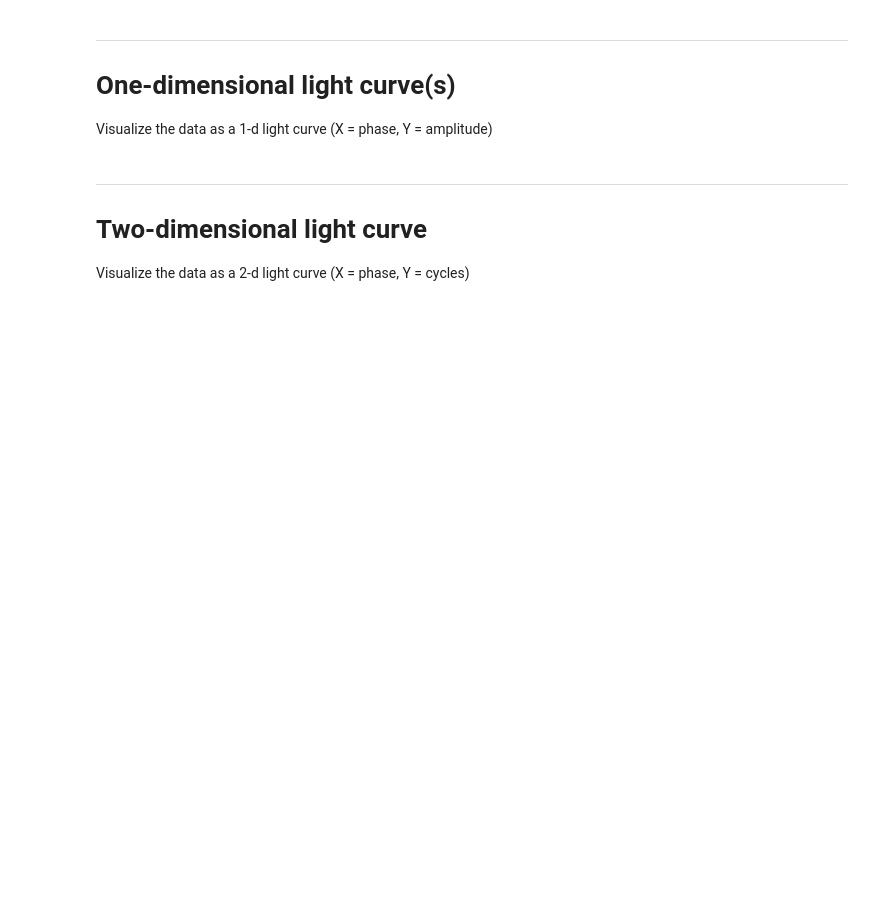
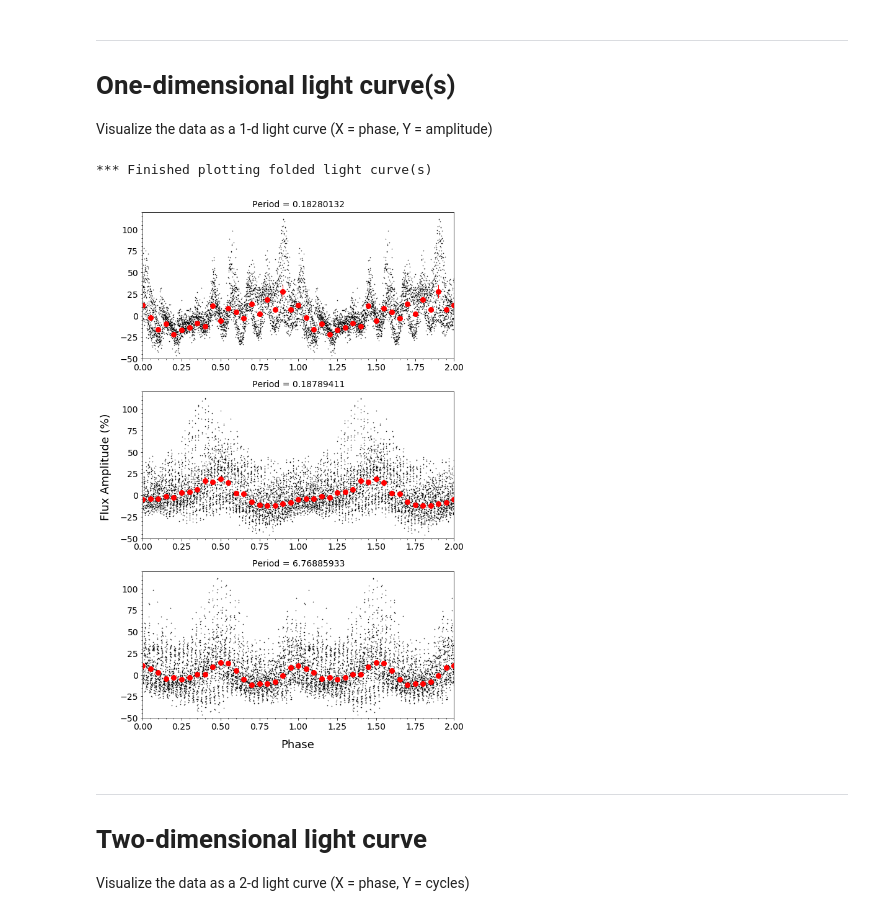
Before and after one commit to dwhoard/k2timeseries, a Jupyter notebook: k2timeseries.ipynb, the cells around one changed output. Cells and saved outputs as stored; diff of their text form; code cells hidden in the pictures; blank space fills up the shorter version.

```diff
--- a/k2timeseries.ipynb
+++ b/k2timeseries.ipynb
@@ -1710,12 +1780,12 @@ n2 = int(np.ceil(npanels/2))
 # set up the multipanel plot
 if npanels <= 4:
     # single column of plots
-    fig, axes = plt.subplots(npanels, 1, sharex=False, figsize=(10,npanels*5), gridspec_kw={'hspace': 0.225})
+    fig, axes = plt.subplots(npanels, 1, sharex=False, figsize=(9,npanels*5), gridspec_kw={'hspace': 0.225})
     plxpos = [0.51, 0.09-0.01*(4-npanels)**2]
     plypos = [0.02, 0.50]
 else:
     # double column of plots
-    fig, axes = plt.subplots(n2, 2, sharex=False, sharey=True, figsize=(20,5*n2), gridspec_kw={'hspace': 0.225, 'wspace': 0.06})
+    fig, axes = plt.subplots(n2, 2, sharex=False, sharey=True, figsize=(18,5*n2), gridspec_kw={'hspace': 0.225, 'wspace': 0.06})
     if n2 > 3:
         plxpos = [0.5125, 0.09+0.0038*(n2-4)]
     else:
@@ -1765,33 +1835,36 @@ for i in range(npanels):
         xavg.append(float(column))
 
     # copy average light curve data and create normalized versions
     yavg = np.copy(df_lc_clean_bin[spidx].iloc[-2])
     yavg_norm = norm_other(yavg,varflux_mean)
     yavgerr = np.copy(df_lc_clean_bin[spidx].iloc[-1])
     yavgerr_norm = (yavgerr/yavg)*yavg_norm
 
     # plot averaged light curve stored in last row of DataFrame
     ax.errorbar(xavg, yavg_norm, yavgerr_norm, barsabove=False, color='r', marker='o', markersize='8', linewidth=0, elinewidth=1)
 
     # plot decorations
     ax.tick_params(labelsize=size_sm)
     ax.axis(paxvals)
     ax.minorticks_on()
     ax.xaxis.set_minor_locator(MultipleLocator(0.05))
     #ax.yaxis.set_minor_locator(MultipleLocator(10))
     ax.set_title('Period = '+str(df_pd_peaks.period[pidx[i]]), fontsize=size_sm, pad=8)
 
 plt.savefig(SAVEPATH+name_string+'_'+strfcount(fcount)+'_lc_folded_'+str(npanels)+'.png',dpi=150, bbox_inches='tight')
 
 # write logfile
 logfile_out = open(logfile_name, 'a+')
 print(timestamp(), file=logfile_out)
 print('### ONE-DIMENSIONAL LIGHT CURVE(S) VISUALIZATION ###', file=logfile_out)
 message1 = '*** Finished plotting folded light curve(s)'
 print(message1,'\n', file=logfile_out)
 logfile_out.close()
 
 if LDEBUG >= 0: print(message1)
+# %% [output]
+*** Finished plotting folded light curve(s)
+[figure, added]
 # %% [markdown]
 ---
 # Two-dimensional light curve
```
Also changed, not shown: parts of 10 cells of this notebook, 1 other file.
